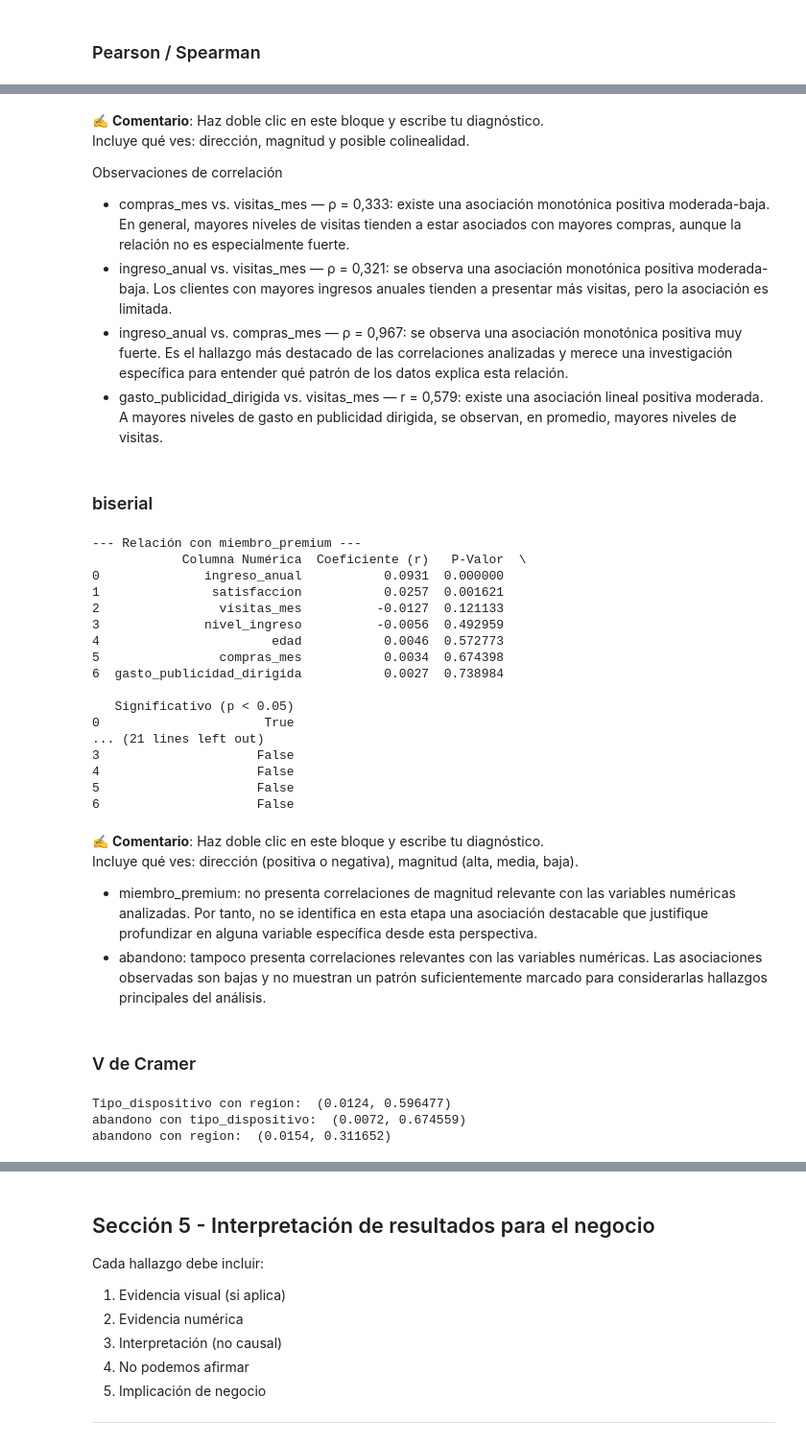
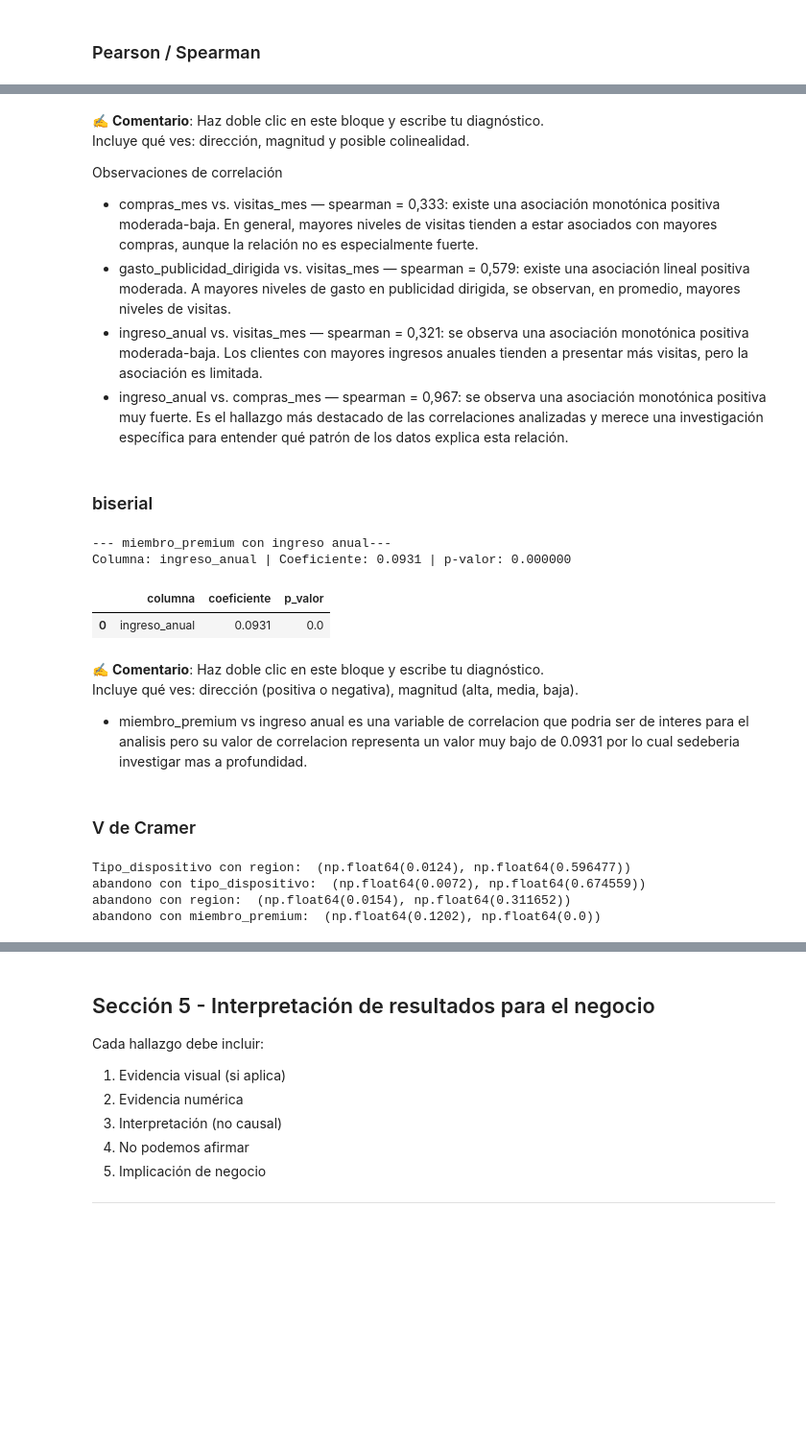
Before and after one commit to srlokygood/NovaRetail-_analysis_annual_profits, a Jupyter notebook: S8 Student Version-Project-NovaRetail.ipynb, the cells around one changed output, grey strips where cells are left out. Shown at 96% size. Cells and saved outputs as stored; diff of their text form; code cells hidden in the pictures; blank space fills up the shorter version.

Commit message:
fix: reinterpretation of relevant variables

```diff
--- a/S8 Student Version-Project-NovaRetail.ipynb
+++ b/S8 Student Version-Project-NovaRetail.ipynb
@@ -423,10 +424,10 @@ Incluye qué ves: dirección, magnitud y posible colinealidad.
 
 
 Observaciones de correlación
-- compras_mes vs. visitas_mes — ρ = 0,333: existe una asociación monotónica positiva moderada-baja. En general, mayores niveles de visitas tienden a estar asociados con mayores compras, aunque la relación no es especialmente fuerte.
-- ingreso_anual vs. visitas_mes — ρ = 0,321: se observa una asociación monotónica positiva moderada-baja. Los clientes con mayores ingresos anuales tienden a presentar más visitas, pero la asociación es limitada.
-- ingreso_anual vs. compras_mes — ρ = 0,967: se observa una asociación monotónica positiva muy fuerte. Es el hallazgo más destacado de las correlaciones analizadas y merece una investigación específica para entender qué patrón de los datos explica esta relación.
-- gasto_publicidad_dirigida vs. visitas_mes — r = 0,579: existe una asociación lineal positiva moderada. A mayores niveles de gasto en publicidad dirigida, se observan, en promedio, mayores niveles de visitas.
+- compras_mes vs. visitas_mes — spearman = 0,333: existe una asociación monotónica positiva moderada-baja. En general, mayores niveles de visitas tienden a estar asociados con mayores compras, aunque la relación no es especialmente fuerte.
+- gasto_publicidad_dirigida vs. visitas_mes — spearman = 0,579: existe una asociación lineal positiva moderada. A mayores niveles de gasto en publicidad dirigida, se observan, en promedio, mayores niveles de visitas.
+- ingreso_anual vs. visitas_mes — spearman = 0,321: se observa una asociación monotónica positiva moderada-baja. Los clientes con mayores ingresos anuales tienden a presentar más visitas, pero la asociación es limitada.
+- ingreso_anual vs. compras_mes — spearman = 0,967: se observa una asociación monotónica positiva muy fuerte. Es el hallazgo más destacado de las correlaciones analizadas y merece una investigación específica para entender qué patrón de los datos explica esta relación.
 # %% [markdown]
 ### biserial
 # %%
@@ -473,38 +456,17 @@ def analizar_punto_biserial(df, columna_objetivo):
 # %%
-# 1. Comparar todo el DataFrame contra 'miembro_premium'
-res_premium = analizar_punto_biserial(df, columna_objetivo="miembro_premium")
-print("--- Relación con miembro_premium ---")
-print(res_premium)
-
-# 2. Comparar todo el DataFrame contra 'abandono'
-res_abandono = analizar_punto_biserial(df, columna_objetivo="abandono")
-print("\n--- Relación con abandono ---")
-print(res_abandono)
+print("--- miembro_premium con ingreso anual---")
+corr_point_biserial(df, "miembro_premium", ["ingreso_anual"])
 # %% [output]
---- Relación con miembro_premium ---
-            Columna Numérica  Coeficiente (r)   P-Valor  \
-0              ingreso_anual           0.0931  0.000000
-1               satisfaccion           0.0257  0.001621
-2                visitas_mes          -0.0127  0.121133
-3              nivel_ingreso          -0.0056  0.492959
-4                       edad           0.0046  0.572773
-5                compras_mes           0.0034  0.674398
-6  gasto_publicidad_dirigida           0.0027  0.738984
-
-   Significativo (p < 0.05)
-0                      True
-... (21 lines left out)
-3                     False
-4                     False
-5                     False
-6                     False
+--- miembro_premium con ingreso anual---
+Columna: ingreso_anual | Coeficiente: 0.0931 | p-valor: 0.000000
+|  | columna | coeficiente | p_valor |
+| 0 | ingreso_anual | 0.0931 | 0.0 |
 # %% [markdown]
 
 ✍️ **Comentario**: Haz doble clic en este bloque y escribe tu diagnóstico.
 Incluye qué ves: dirección (positiva o negativa), magnitud (alta, media, baja).
 
-- miembro_premium: no presenta correlaciones de magnitud relevante con las variables numéricas analizadas. Por tanto, no se identifica en esta etapa una asociación destacable que justifique profundizar en alguna variable específica desde esta perspectiva.
-- abandono: tampoco presenta correlaciones relevantes con las variables numéricas. Las asociaciones observadas son bajas y no muestran un patrón suficientemente marcado para considerarlas hallazgos principales del análisis.
+- miembro_premium vs ingreso anual es una variable de correlacion que podria ser de interes para el analisis pero su valor de correlacion representa un valor muy bajo de 0.0931 por lo cual sedeberia investigar mas a profundidad.
 # %% [markdown]
 ### V de Cramer
 # %%
@@ -533,10 +495,12 @@ def cramer_v(df, col1, col2):
 print("Tipo_dispositivo con region: ",cramer_v(df, "tipo_dispositivo", "region"))
 print("abandono con tipo_dispositivo: ",cramer_v(df, "abandono", "tipo_dispositivo"))
 print("abandono con region: ",cramer_v(df, "abandono", "region"))
+print("abandono con miembro_premium: ",cramer_v(df, "abandono", "miembro_premium"))
 # %% [output]
-Tipo_dispositivo con region:  (0.0124, 0.596477)
-abandono con tipo_dispositivo:  (0.0072, 0.674559)
-abandono con region:  (0.0154, 0.311652)
+Tipo_dispositivo con region:  (np.float64(0.0124), np.float64(0.596477))
+abandono con tipo_dispositivo:  (np.float64(0.0072), np.float64(0.674559))
+abandono con region:  (np.float64(0.0154), np.float64(0.311652))
+abandono con miembro_premium:  (np.float64(0.1202), np.float64(0.0))
 # %% [markdown]
 ✍️ **Comentario**: Haz doble clic en este bloque y escribe tu diagnóstico.
 Incluye qué ves
```
Also changed, not shown: parts of 8 cells of this notebook.
